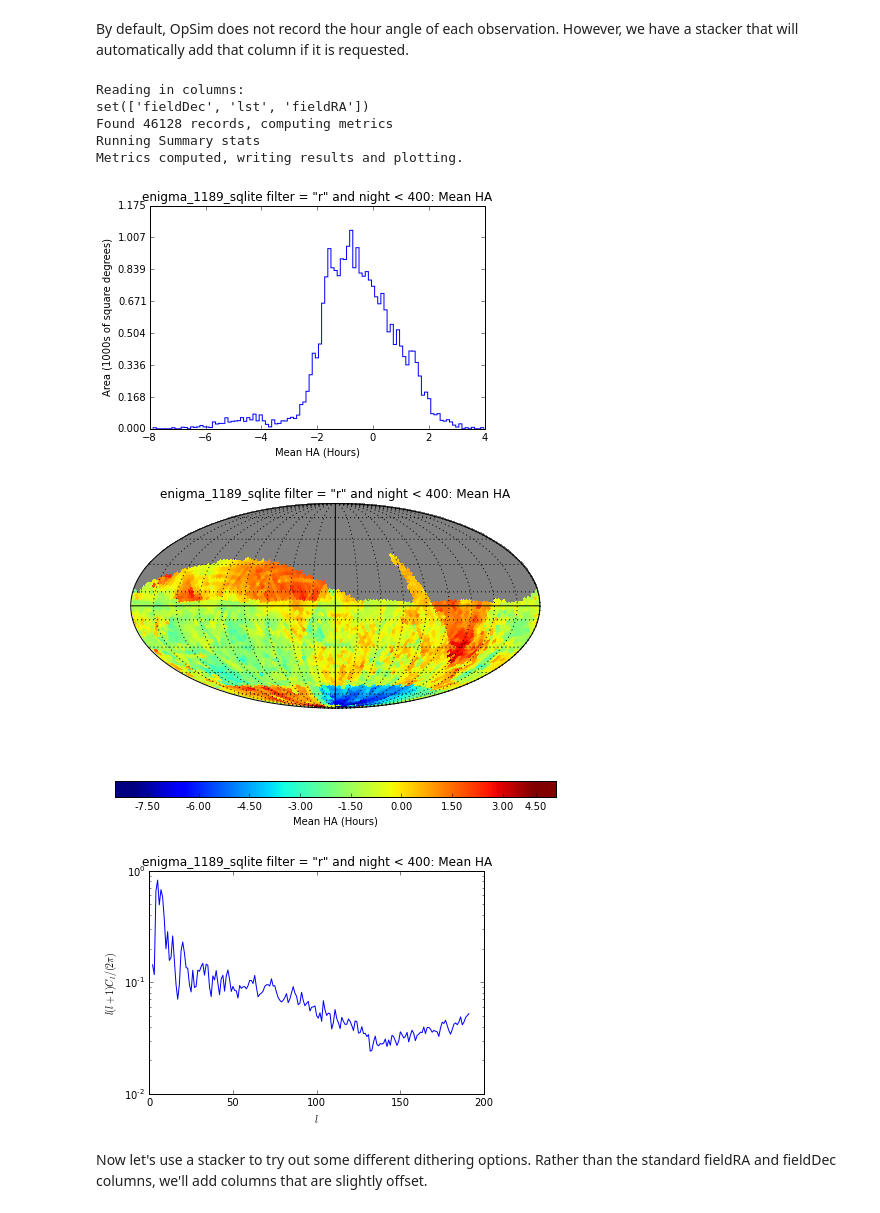
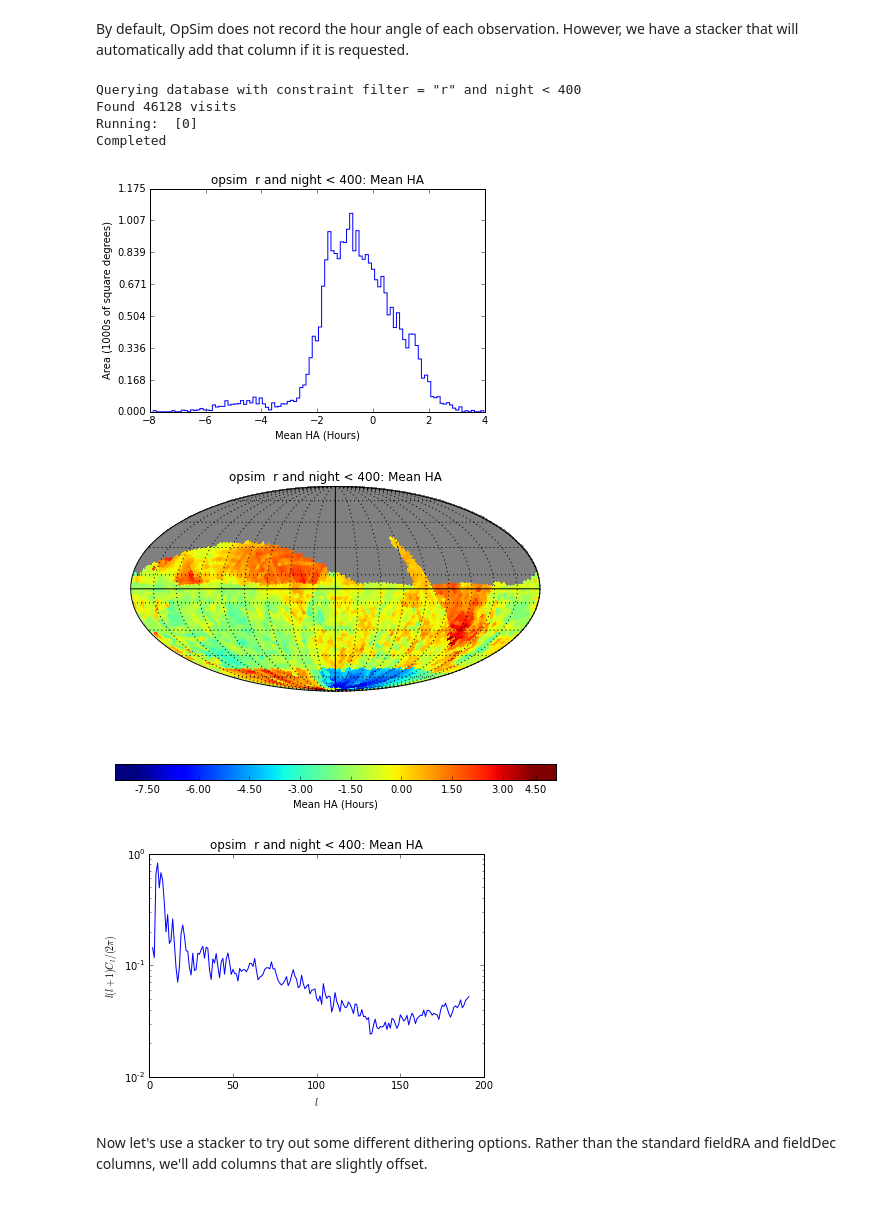
Before and after one commit to amnferguson/sims_maf_notebooks, a Jupyter notebook: notebooks/Stackers.ipynb, the cells around one changed output. Cells and saved outputs as stored; diff of their text form; code cells hidden in the pictures.

```diff
--- a/notebooks/Stackers.ipynb
+++ b/notebooks/Stackers.ipynb
@@ -14,7 +15,10 @@ slicer = slicers.HealpixSlicer(nside=64)
 
 # Set the database and query
 dbAddress = 'sqlite:///enigma_1189_sqlite.db'
-sqlWhere = 'filter = "r" and night < 400'
+sqlconstraint = 'filter = "r" and night < 400'
+opsdb = db.OpsimDatabase('sqlite:///enigma_1189_sqlite.db')
+outDir = 'Stackers'
+resultsDb = db.ResultsDb(outDir=outDir)
 # %% [output]
 Healpix slicer using NSIDE=64, approximate resolution 54.967783 arcminutes
 # %% [markdown]
@@ -29,14 +26,18 @@ mafBundle = {'slicer':slicer, 'metricList':metricList, 'dbAddress':dbAddress,
-# %%
-metricResults = runBundle(mafBundle)
-# %% [output]
-Reading in columns:
-set(['fieldDec', 'lst', 'fieldRA'])
-Found 46128 records, computing metrics
-Running Summary stats
-Metrics computed, writing results and plotting.
-[figure, removed]
-[figure, removed]
-[figure, removed]
+# %%
+metric = metrics.MeanMetric(col='HA')
+benchmark = benchmarks.Benchmark(metric, slicer, sqlconstraint)
+bgroup = benchmarks.BenchmarkGroup({0:benchmark}, opsdb, outDir=outDir, resultsDb=resultsDb)
+# %%
+bgroup.runAll()
+bgroup.plotAll()
+# %% [output]
+Querying database with constraint filter = "r" and night < 400
+Found 46128 visits
+Running:  [0]
+Completed
+[figure, added]
+[figure, added]
+[figure, added]
 # %% [markdown]
 Now let's use a stacker to try out some different dithering options.  Rather than the standard fieldRA and fieldDec columns, we'll add columns that are slightly offset.
 # %%
```
Also changed, not shown: parts of 12 cells of this notebook.
